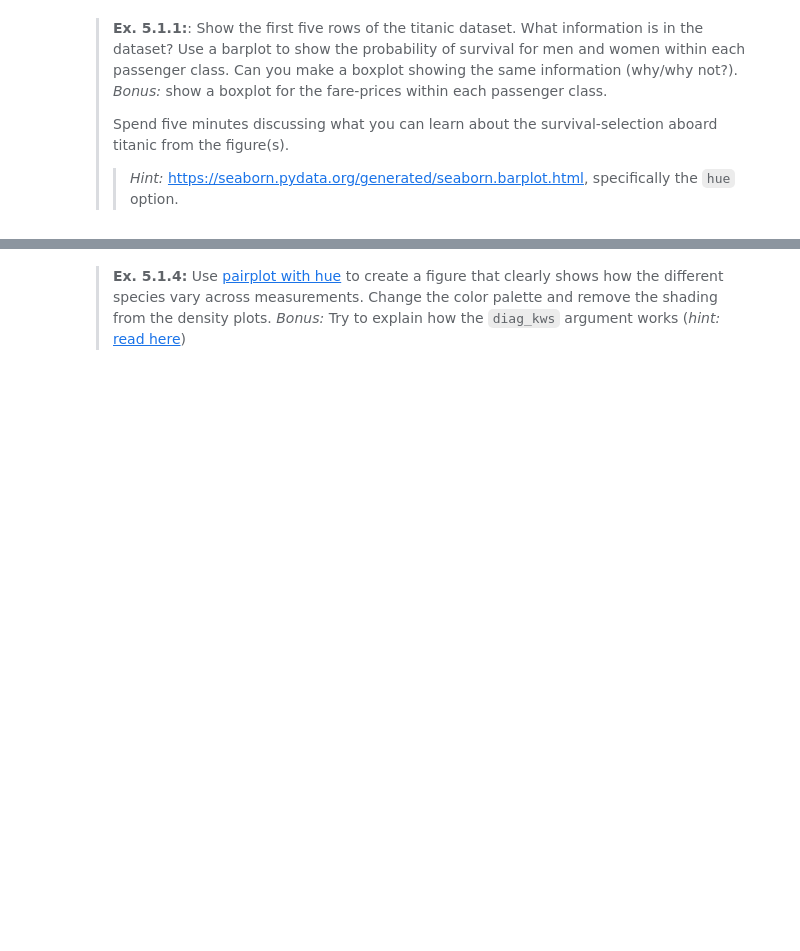
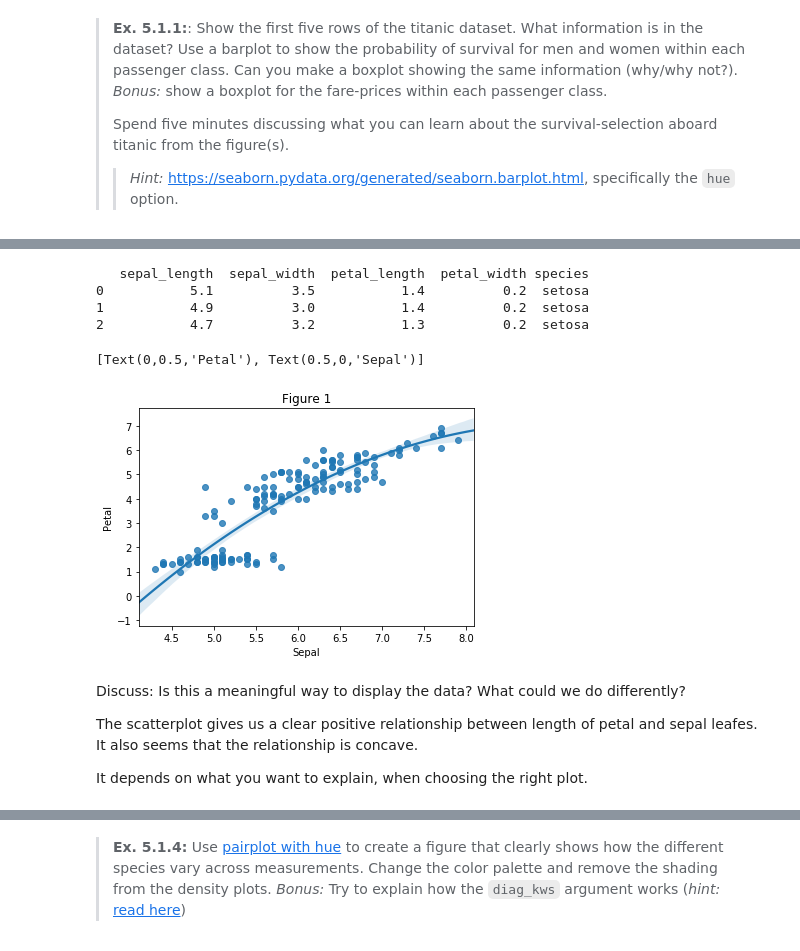
Before and after one commit to karlbindslev/sds_group29, a Jupyter notebook: material/assignments/assignment_1.ipynb, the cells around one changed output, grey strips where cells are left out. Cells and saved outputs as stored; diff of their text form; code cells hidden in the pictures; blank space fills up the shorter version.

```diff
--- a/material/assignments/assignment_1.ipynb
+++ b/material/assignments/assignment_1.ipynb
@@ -149,3 +181,23 @@ titanic = sns.load_dataset('titanic')
+# %%
+# [Answer to Ex. 5.1.2 here]
+print(iris.head(3))
+
+fig_2 = sns.regplot(x='sepal_length', y='petal_length', data = iris, order=2)
+fig_2.set_title("Figure 1")
+fig_2.set(xlabel='Sepal', ylabel='Petal')
+# %% [output]
+   sepal_length  sepal_width  petal_length  petal_width species
+0           5.1          3.5           1.4          0.2  setosa
+1           4.9          3.0           1.4          0.2  setosa
+2           4.7          3.2           1.3          0.2  setosa
+[Text(0,0.5,'Petal'), Text(0.5,0,'Sepal')]
+[figure, added]
+# %% [markdown]
+Discuss: Is this a meaningful way to display the data? What could we do differently?
+
+The scatterplot gives us a clear positive relationship between length of petal and sepal leafes. It also seems that the relationship is concave.
+
+It depends on what you want to explain, when choosing the right plot.
 # %% [markdown]
 > **Ex. 5.1.3:** Combine the two of the figures you created above into a two-panel figure similar to the one shown here:
 > <img src="Example.png" alt="Drawing" style="width: 600px;"/>
```
Also changed, not shown: parts of 10 cells of this notebook, 1 other file.
